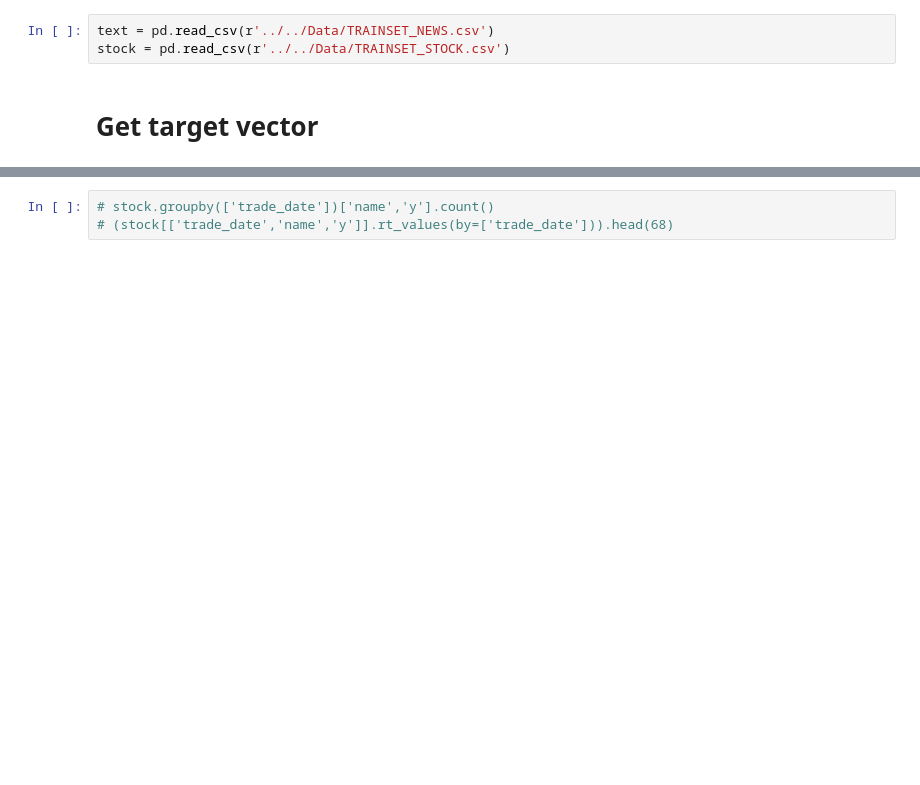
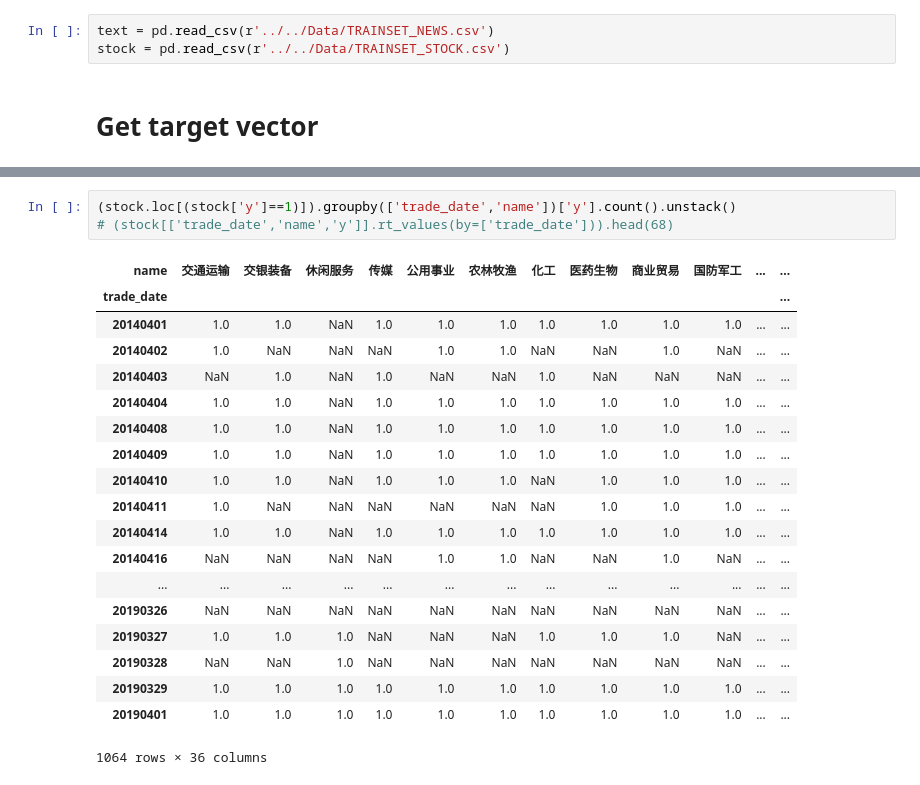
Before and after one commit to sharyxue/News-to-Predict-Stock-Movements, a Jupyter notebook: Code/Text/TextPreprocess.ipynb, the cells around one changed output, grey strips where cells are left out. Cells and saved outputs as stored; diff of their text form; blank space fills up the shorter version.

```diff
--- a/Code/Text/TextPreprocess.ipynb
+++ b/Code/Text/TextPreprocess.ipynb
@@ -34,3 +96,23 @@ stock.head()
 # %%
-# stock.groupby(['trade_date'])['name','y'].count()
+(stock.loc[(stock['y']==1)]).groupby(['trade_date','name'])['y'].count().unstack()
 # (stock[['trade_date','name','y']].rt_values(by=['trade_date'])).head(68)
+# %% [output]
+| name | 交通运输 | 交银装备 | 休闲服务 | 传媒 | 公用事业 | 农林牧渔 | 化工 | 医药生物 | 商业贸易 | 国防军工 | ... | ... |
+| trade_date |  |  |  |  |  |  |  |  |  |  |  | ... |
+| 20140401 | 1.0 | 1.0 | NaN | 1.0 | 1.0 | 1.0 | 1.0 | 1.0 | 1.0 | 1.0 | ... | ... |
+| 20140402 | 1.0 | NaN | NaN | NaN | 1.0 | 1.0 | NaN | NaN | 1.0 | NaN | ... | ... |
+| 20140403 | NaN | 1.0 | NaN | 1.0 | NaN | NaN | 1.0 | NaN | NaN | NaN | ... | ... |
+| 20140404 | 1.0 | 1.0 | NaN | 1.0 | 1.0 | 1.0 | 1.0 | 1.0 | 1.0 | 1.0 | ... | ... |
+| 20140408 | 1.0 | 1.0 | NaN | 1.0 | 1.0 | 1.0 | 1.0 | 1.0 | 1.0 | 1.0 | ... | ... |
+| 20140409 | 1.0 | 1.0 | NaN | 1.0 | 1.0 | 1.0 | 1.0 | 1.0 | 1.0 | 1.0 | ... | ... |
+| 20140410 | 1.0 | 1.0 | NaN | 1.0 | 1.0 | 1.0 | NaN | 1.0 | 1.0 | 1.0 | ... | ... |
+| 20140411 | 1.0 | NaN | NaN | NaN | NaN | NaN | NaN | 1.0 | 1.0 | 1.0 | ... | ... |
+| 20140414 | 1.0 | 1.0 | NaN | 1.0 | 1.0 | 1.0 | 1.0 | 1.0 | 1.0 | 1.0 | ... | ... |
+| 20140416 | NaN | NaN | NaN | NaN | 1.0 | 1.0 | NaN | NaN | 1.0 | NaN | ... | ... |
+| ... | ... | ... | ... | ... | ... | ... | ... | ... | ... | ... | ... | ... |
+| 20190326 | NaN | NaN | NaN | NaN | NaN | NaN | NaN | NaN | NaN | NaN | ... | ... |
+| 20190327 | 1.0 | 1.0 | 1.0 | NaN | NaN | NaN | 1.0 | 1.0 | 1.0 | NaN | ... | ... |
+| 20190328 | NaN | NaN | 1.0 | NaN | NaN | NaN | NaN | NaN | NaN | NaN | ... | ... |
+| 20190329 | 1.0 | 1.0 | 1.0 | 1.0 | 1.0 | 1.0 | 1.0 | 1.0 | 1.0 | 1.0 | ... | ... |
+| 20190401 | 1.0 | 1.0 | 1.0 | 1.0 | 1.0 | 1.0 | 1.0 | 1.0 | 1.0 | 1.0 | ... | ... |
+1064 rows × 36 columns
```
Also changed, not shown: parts of 5 cells of this notebook.
